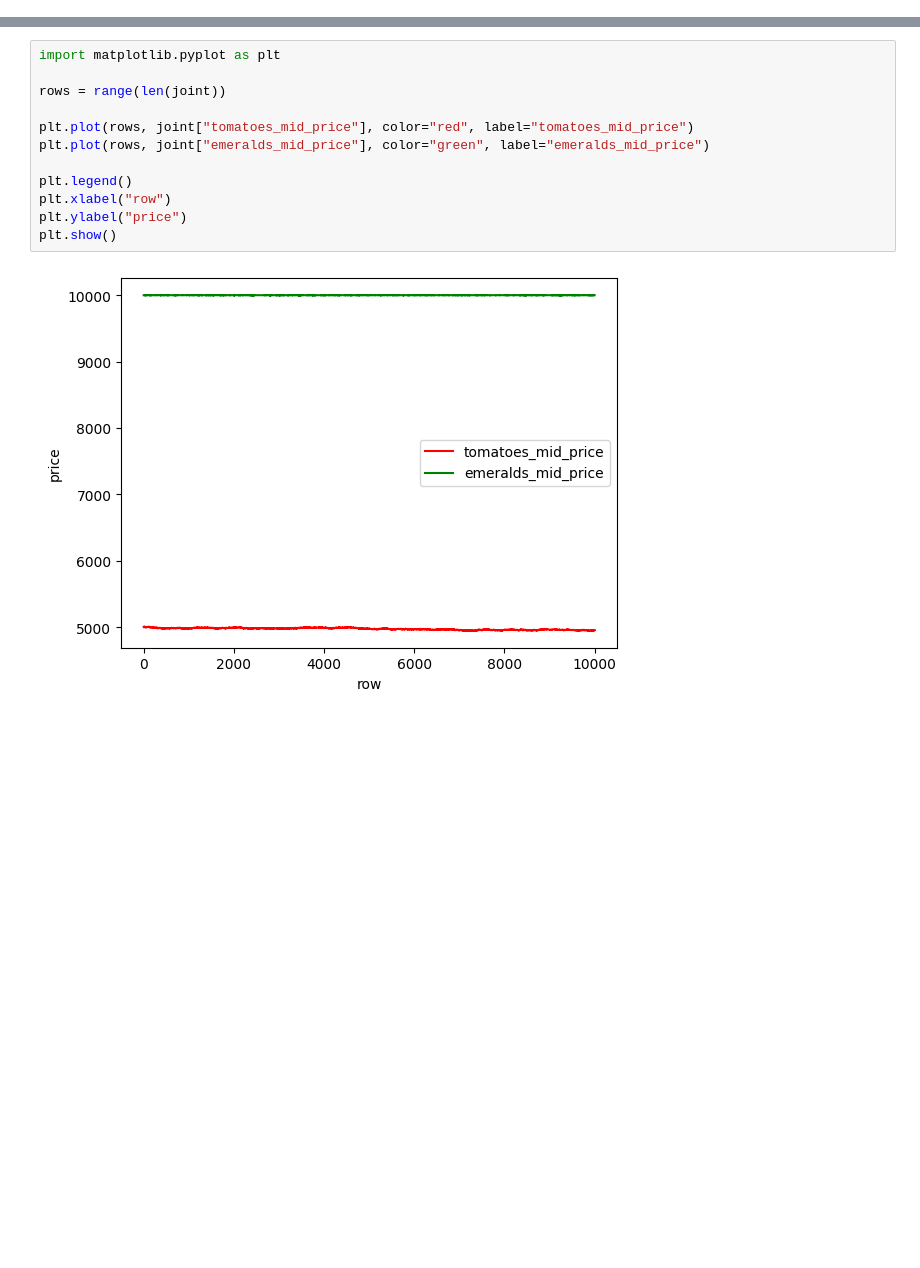
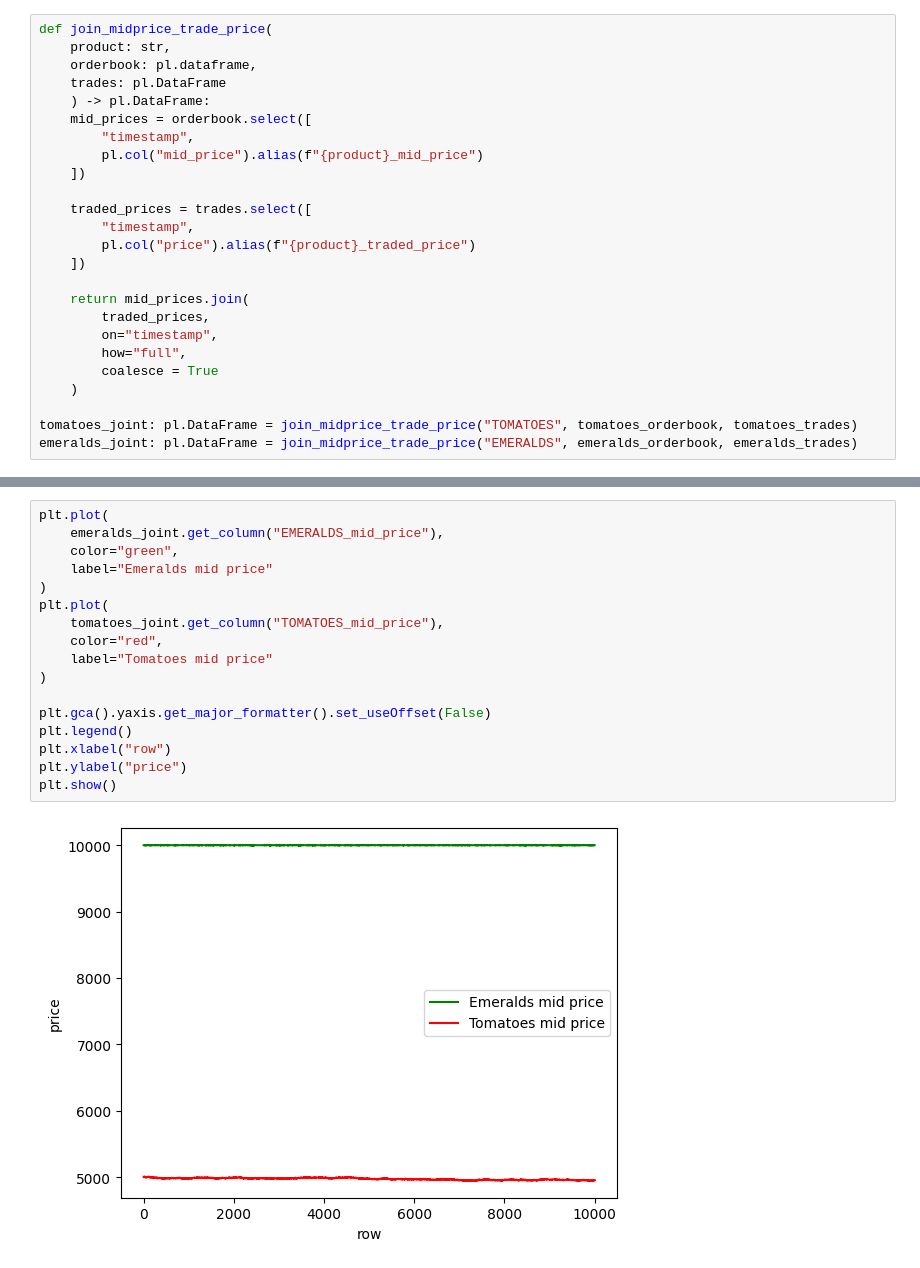
Before and after one commit to MrMoneyInTheBank/Prosperity, a Jupyter notebook: src/notebooks/orderbook_analysis.ipynb, the cells around one changed output, grey strips where cells are left out. Saved outputs shown, nothing was run; the diff lists cells and outputs as text; blank space fills up the shorter version.

Commit message:
feat: run analysis graphs

```diff
--- a/src/notebooks/orderbook_analysis.ipynb
+++ b/src/notebooks/orderbook_analysis.ipynb
@@ -93,0 +65,25 @@ shape: (10_000, 2)
+# %%
+def join_midprice_trade_price(
+    product: str,
+    orderbook: pl.dataframe,
+    trades: pl.DataFrame
+    ) -> pl.DataFrame:
+    mid_prices = orderbook.select([
+        "timestamp",
+        pl.col("mid_price").alias(f"{product}_mid_price")
+    ])
+
+    traded_prices = trades.select([
+        "timestamp",
+        pl.col("price").alias(f"{product}_traded_price")
+    ])
+
+    return mid_prices.join(
+        traded_prices,
+        on="timestamp",
+        how="full",
+        coalesce = True
+    )
+
+tomatoes_joint: pl.DataFrame = join_midprice_trade_price("TOMATOES", tomatoes_orderbook, tomatoes_trades)
+emeralds_joint: pl.DataFrame = join_midprice_trade_price("EMERALDS", emeralds_orderbook, emeralds_trades)
@@ -94,14 +148,19 @@ shape: (10_000, 2)
 # %%
-import matplotlib.pyplot as plt
+plt.plot(
+    emeralds_joint.get_column("EMERALDS_mid_price"),
+    color="green",
+    label="Emeralds mid price"
+)
+plt.plot(
+    tomatoes_joint.get_column("TOMATOES_mid_price"),
+    color="red",
+    label="Tomatoes mid price"
+)
 
-rows = range(len(joint))
-
-plt.plot(rows, joint["tomatoes_mid_price"], color="red", label="tomatoes_mid_price")
-plt.plot(rows, joint["emeralds_mid_price"], color="green", label="emeralds_mid_price")
-
+plt.gca().yaxis.get_major_formatter().set_useOffset(False)
 plt.legend()
 plt.xlabel("row")
 plt.ylabel("price")
 plt.show()
 # %% [output]
-[figure, old version]
+[figure, new version]
```
Also changed, not shown: parts of 10 cells of this notebook.
